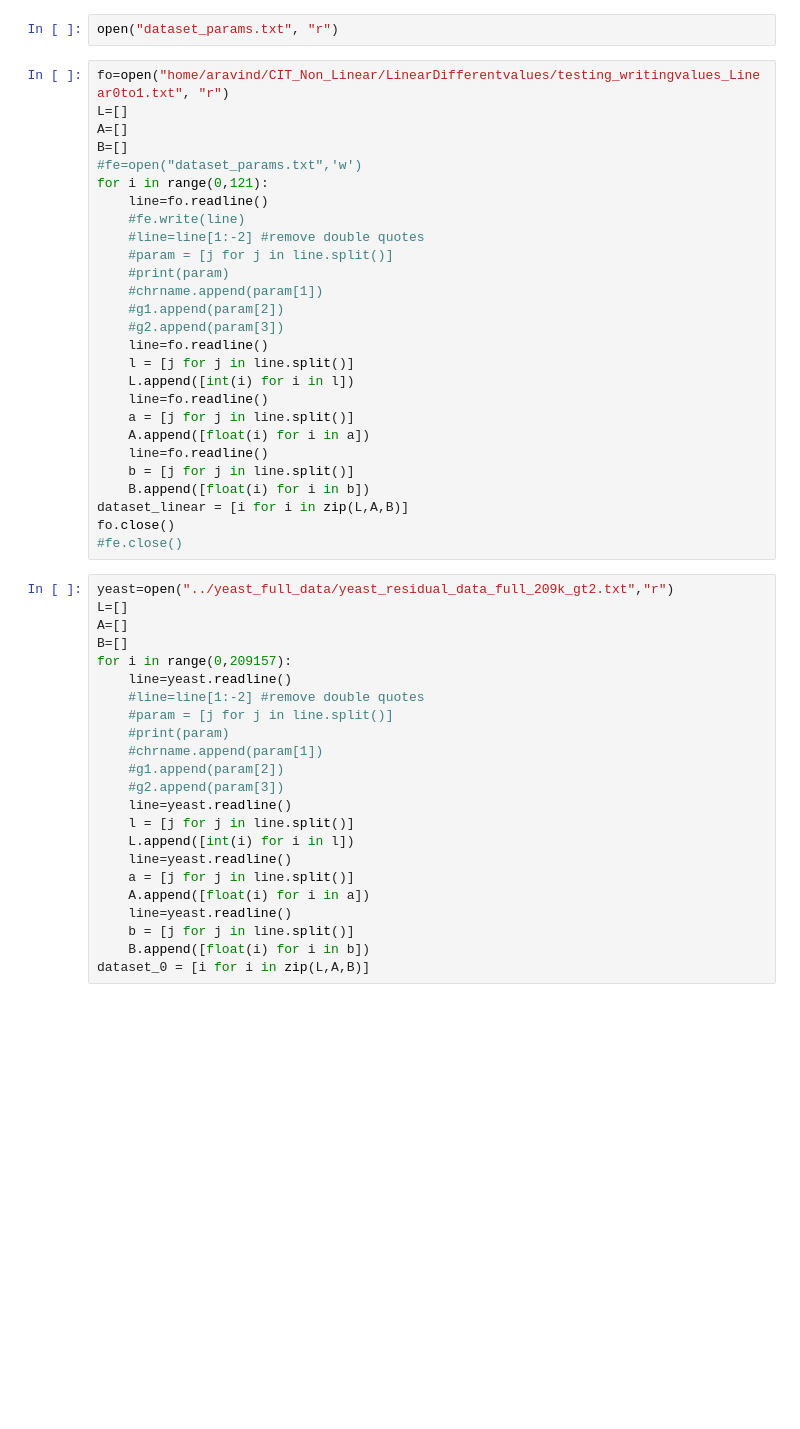
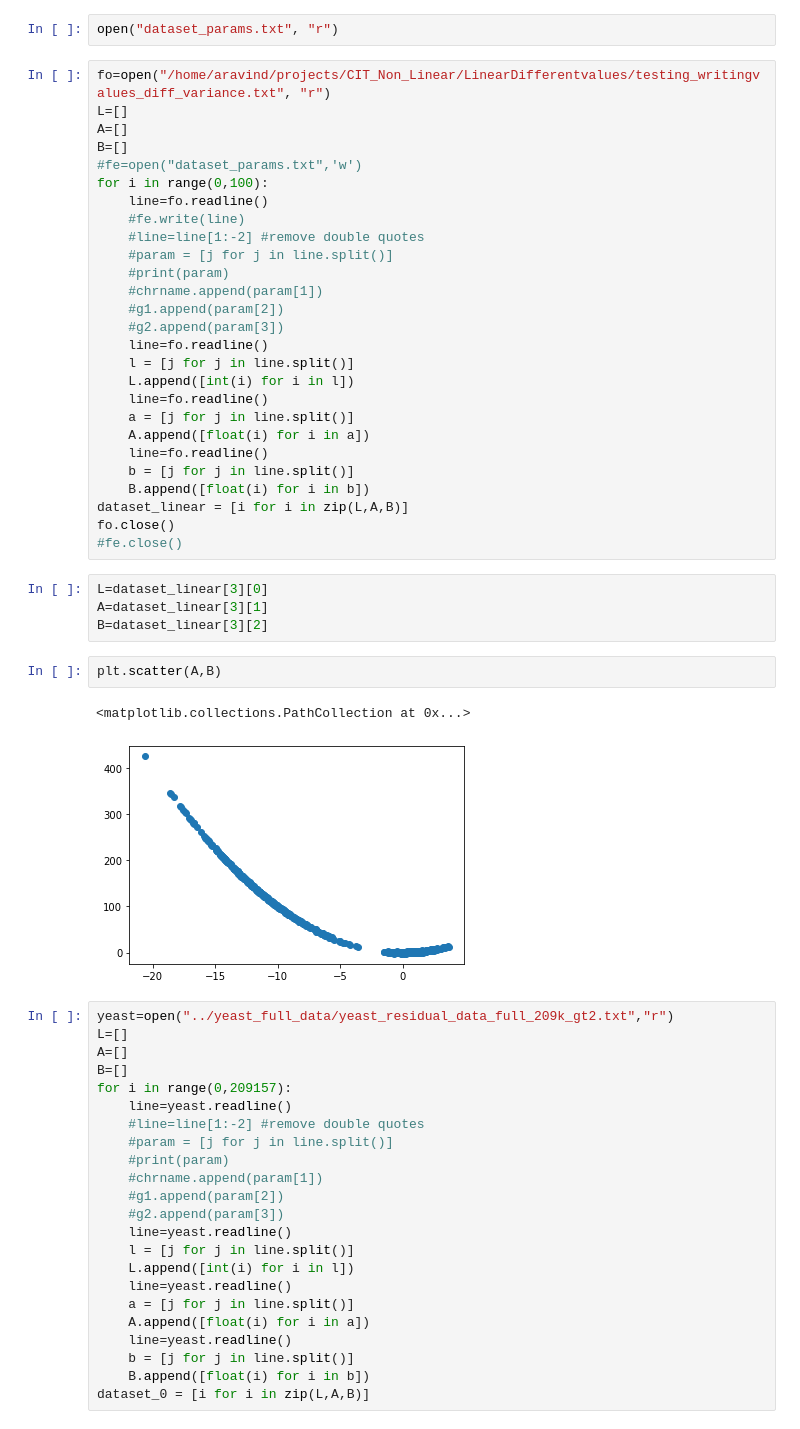
Before and after one commit to BIRDSgroup/NLCD, a Jupyter notebook: conditionaltestmodifyDebug.ipynb, the cells around one changed output. Drawn from its saved outputs; the diff is of its cells as text; blank space fills up the shorter version.

```diff
--- a/conditionaltestmodifyDebug.ipynb
+++ b/conditionaltestmodifyDebug.ipynb
@@ -227,12 +227,12 @@ B=np.array(dataset_0[2732][2])
 # %%
 open("dataset_params.txt", "r")
 # %%
-fo=open("home/aravind/CIT_Non_Linear/LinearDifferentvalues/testing_writingvalues_Linear0to1.txt", "r")
+fo=open("/home/aravind/projects/CIT_Non_Linear/LinearDifferentvalues/testing_writingvalues_diff_variance.txt", "r")
 L=[]
 A=[]
 B=[]
 #fe=open("dataset_params.txt",'w')
-for i in range(0,121):
+for i in range(0,100):
     line=fo.readline()
     #fe.write(line)
     #line=line[1:-2] #remove double quotes
@@ -253,6 +253,15 @@ for i in range(0,121):
 dataset_linear = [i for i in zip(L,A,B)]
 fo.close()
 #fe.close()
+# %%
+L=dataset_linear[3][0]
+A=dataset_linear[3][1]
+B=dataset_linear[3][2]
+# %%
+plt.scatter(A,B)
+# %% [output]
+<matplotlib.collections.PathCollection at 0x...>
+[figure, added]
 # %%
 yeast=open("../yeast_full_data/yeast_residual_data_full_209k_gt2.txt","r")
 L=[]
```
Also changed, not shown: parts of 9 cells of this notebook, 14 other files.
